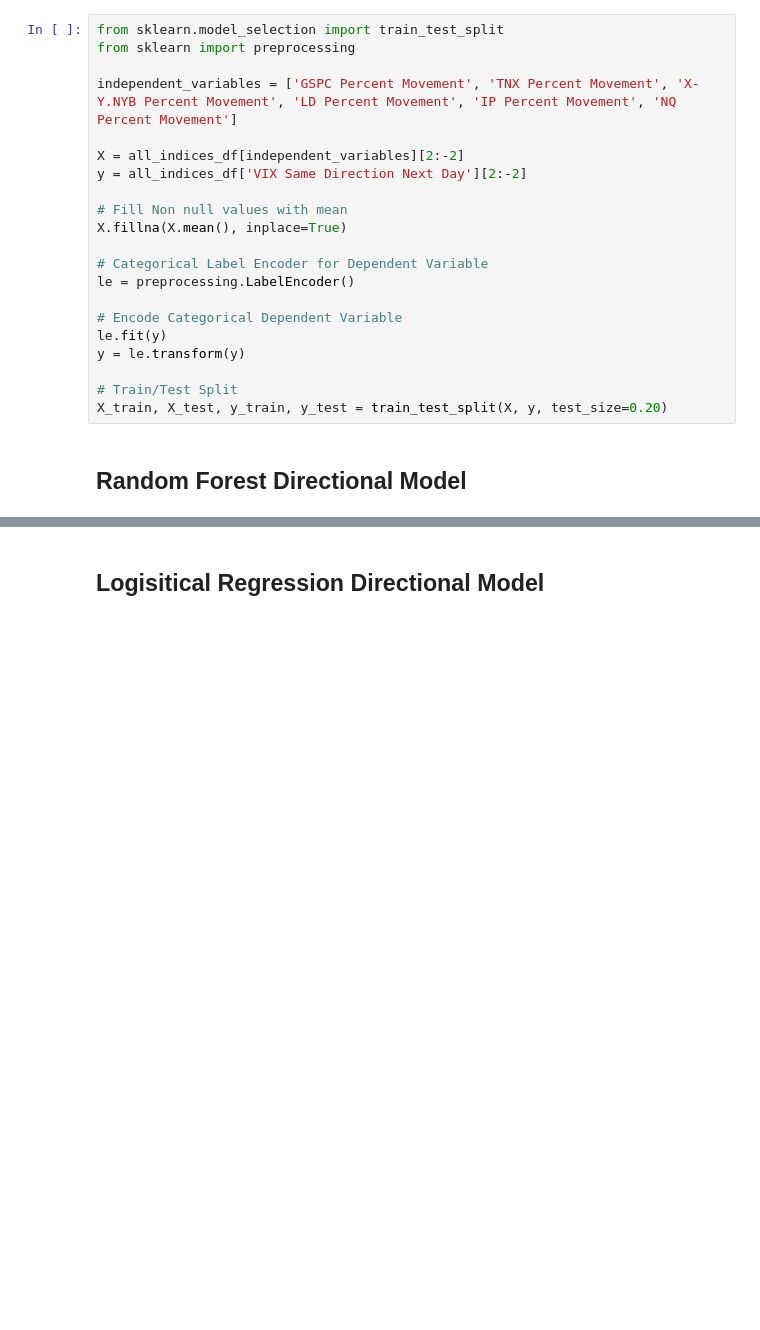
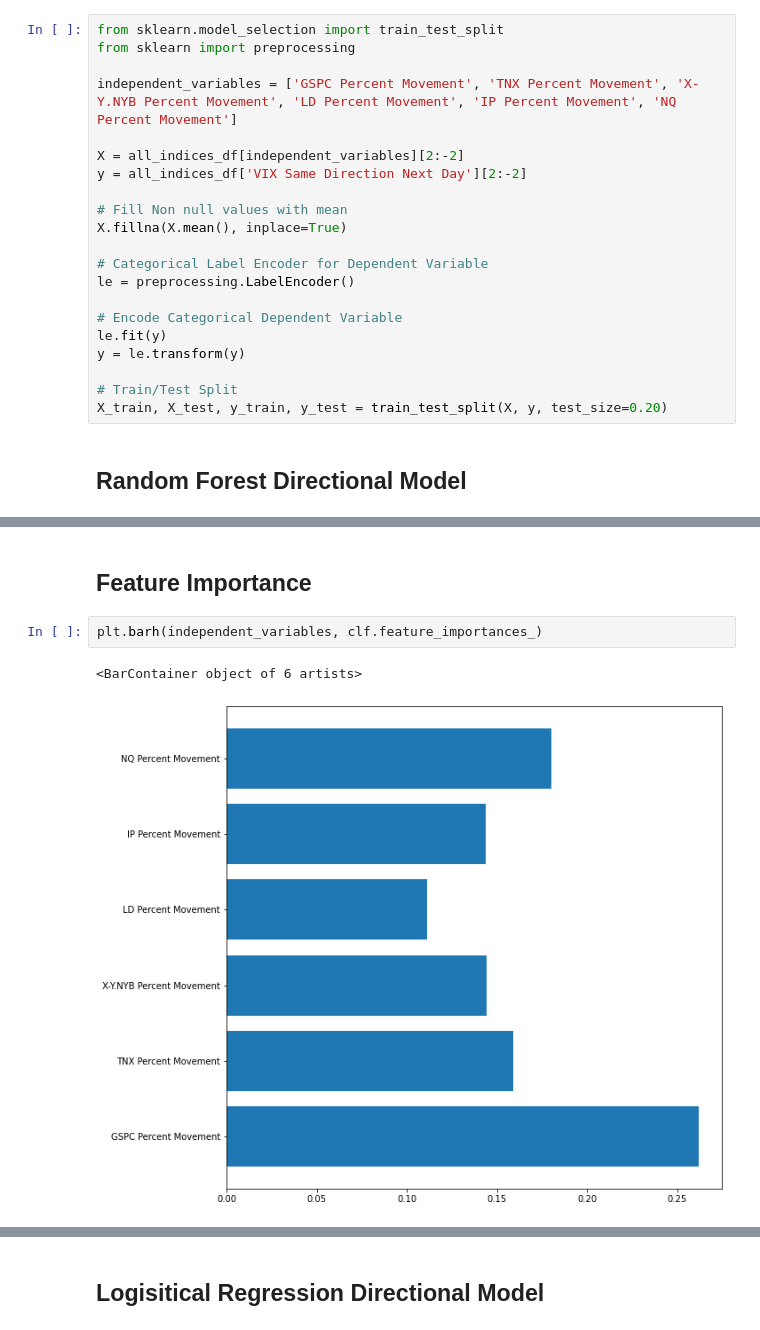
Before and after one commit to platypus-capital/options, a Jupyter notebook: jupyter/Index Correlations.ipynb, the cells around one changed output, grey strips where cells are left out. Saved outputs shown, nothing was run; the diff lists cells and outputs as text; blank space fills up the shorter version.

Commit message:
Add random forest feature importance and predictions

```diff
--- a/jupyter/Index Correlations.ipynb
+++ b/jupyter/Index Correlations.ipynb
@@ -158,0 +159,7 @@ model.score(X_test, y_test)
+# %% [markdown]
+## Feature Importance
+# %%
+plt.barh(independent_variables, clf.feature_importances_)
+# %% [output]
+<BarContainer object of 6 artists>
+[figure, added]
```
Also changed, not shown: parts of 10 cells of this notebook, 1 other file.
